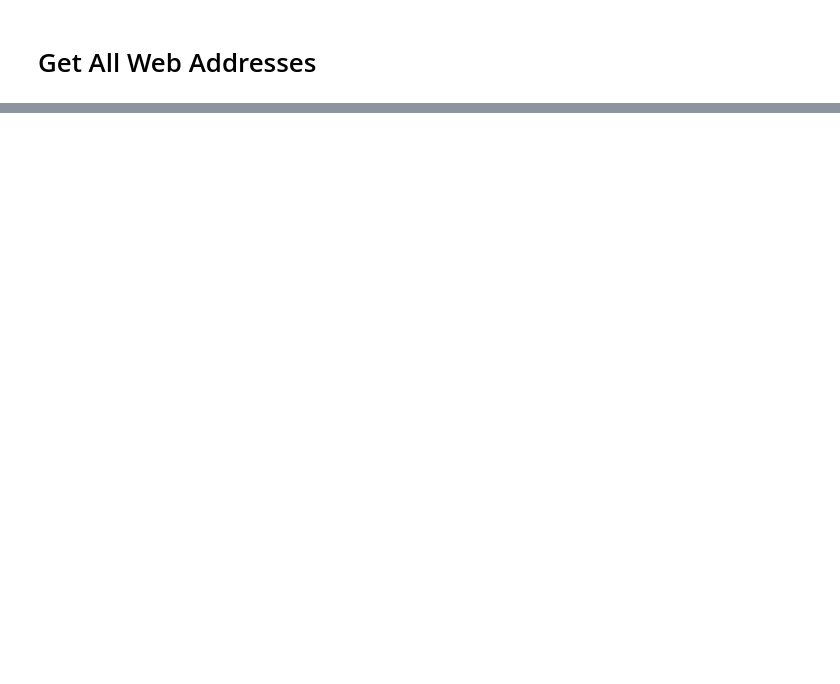
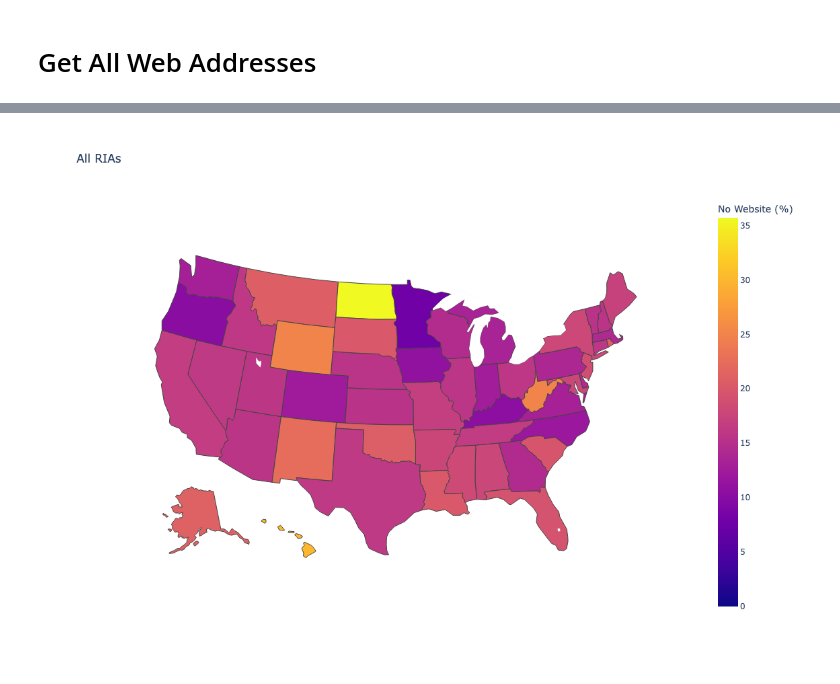
Before and after one commit to austinpracticaldatascience/RIA_websites, a Jupyter notebook: EDA.ipynb, the cells around one changed output, grey strips where cells are left out. Cells and saved outputs as stored; diff of their text form; code cells hidden in the pictures; blank space fills up the shorter version.

```diff
--- a/EDA.ipynb
+++ b/EDA.ipynb
@@ -127,0 +432,11 @@ df_sec_reg_urls = get_all_urls(df_sec_reg, valid_only=False)
+# %%
+df_era_ids = df_all.loc[(df_all['ERA.Rgltrs'].notnull() |
+                         df_all['ERA.Rgltrs.Rgltr'].notnull() |
+                         df_all['ERA.Rgltrs.Rgltr.@Cd'].notnull() |
+                         df_all['ERA.Rgltrs.Rgltr.@Dt'].notnull() |
+                         df_all['ERA.Rgltrs.Rgltr.@St'].notnull() |
+                         ( df_all['Rgstn.@FirmType'] == 'ERA' ) ),
+                        'Info.@FirmCrdNb']
+
+df_all.loc[df_era_ids.index, 'ERA'] = True
+df_all['ERA'] = df_all['ERA'].fillna(False)
@@ -127,0 +447,5 @@ df_sec_reg_urls = get_all_urls(df_sec_reg, valid_only=False)
+# %%
+# recode zero employees
+df_all['TotalEmp'] = np.where(df_all['FormInfo.Part1A.Item5A.@TtlEmp'] > 0, df_all['FormInfo.Part1A.Item5A.@TtlEmp'], 1)
+# %%
+df_ria = df_all[df_all['ERA'] == False].copy()
@@ -127,0 +556,4 @@ df_sec_reg_urls = get_all_urls(df_sec_reg, valid_only=False)
+# %%
+states_crosstab = pd.crosstab(df_ria['MainAddr.@State'],df_ria['url_has_firm_specific'], normalize='index').round(2+2)*100
+states_crosstab.columns = ['No Website (%)', 'Has Website (%)']
+states_crosstab.sort_values('No Website (%)', ascending=False)
@@ -127,0 +579,12 @@ df_sec_reg_urls = get_all_urls(df_sec_reg, valid_only=False)
+# %%
+fig = px.choropleth(states_crosstab.reset_index(),
+                                locations='MainAddr.@State',
+                                locationmode='USA-states',
+                                color='No Website (%)',
+                                scope='usa',
+                    width = 1200,
+                    height = 800,
+                    title='All RIAs')
+fig.show()
+# %% [output]
+[figure, added]
```
Also changed, not shown: parts of 125 cells of this notebook, 2 other files.
